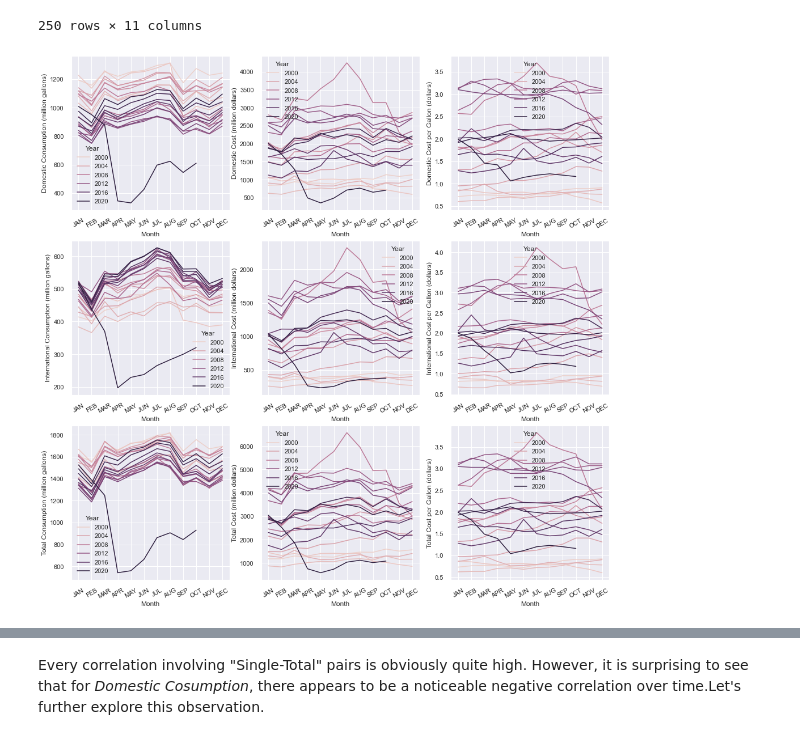
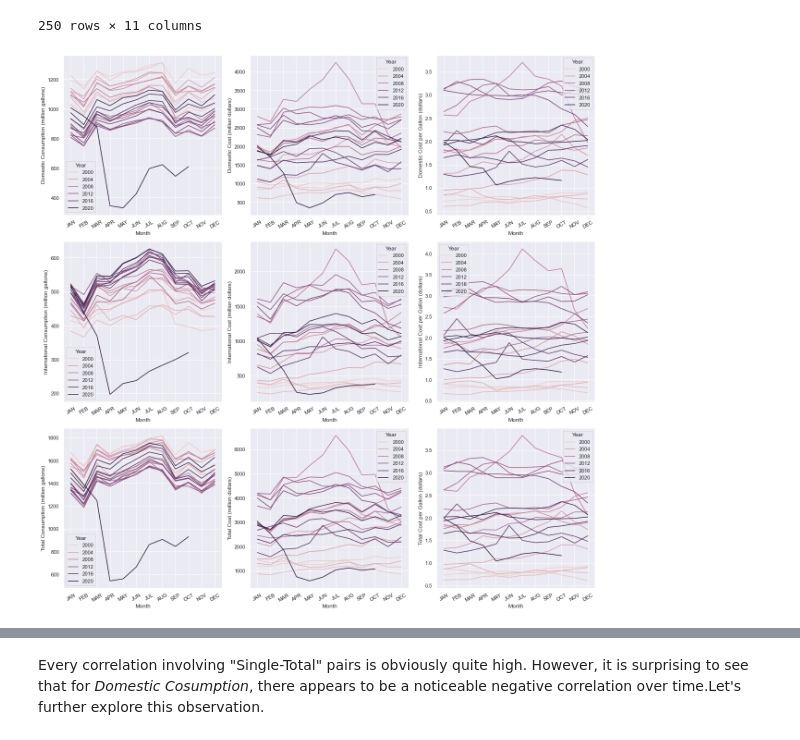
Before and after one commit to malonsol/TFM_KSchool, a Jupyter notebook: EDA/US_DoT.ipynb, the cells around one changed output, grey strips where cells are left out. Drawn from its saved outputs; the diff is of its cells as text; code cells hidden in the pictures.

```diff
--- a/EDA/US_DoT.ipynb
+++ b/EDA/US_DoT.ipynb
@@ -218,13 +254,14 @@ df1
 # %%
 ## NO USAR
 
 fig, ax = plt.subplots(3, 3, figsize=(17, 17), sharex=False)
 for i in range(0, 3):
     for j in range(0, 3):
         sns.lineplot(x='Month', y=df1.iloc[:, 2 + 3 * i + j], hue='Year', data=df1, ax=ax[i, j])
         ax[i,j].set_xticklabels(labels=df1['Month'], rotation=30) # Funciona
+fig.tight_layout()
 # %% [output]
-[figure, old version]
+[figure, new version]
 # %%
 def VIZ(figsize=(9, 6), x='Month', y='', hue='Year', data=df1, legend='full'):
     # https://matplotlib.org/3.1.1/api/_as_gen/matplotlib.figure.Figure.html
```
Also changed, not shown: parts of 47 cells of this notebook.
